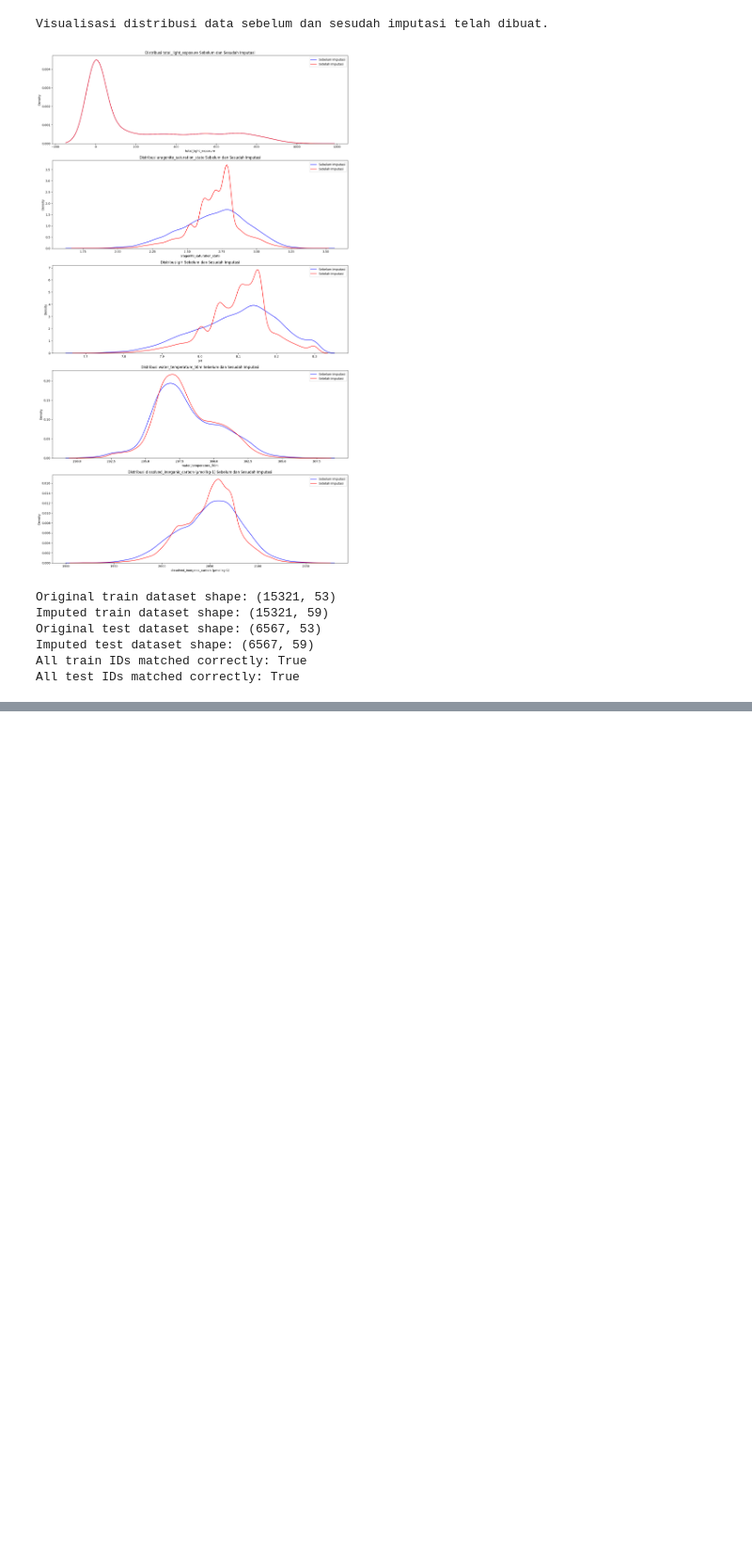
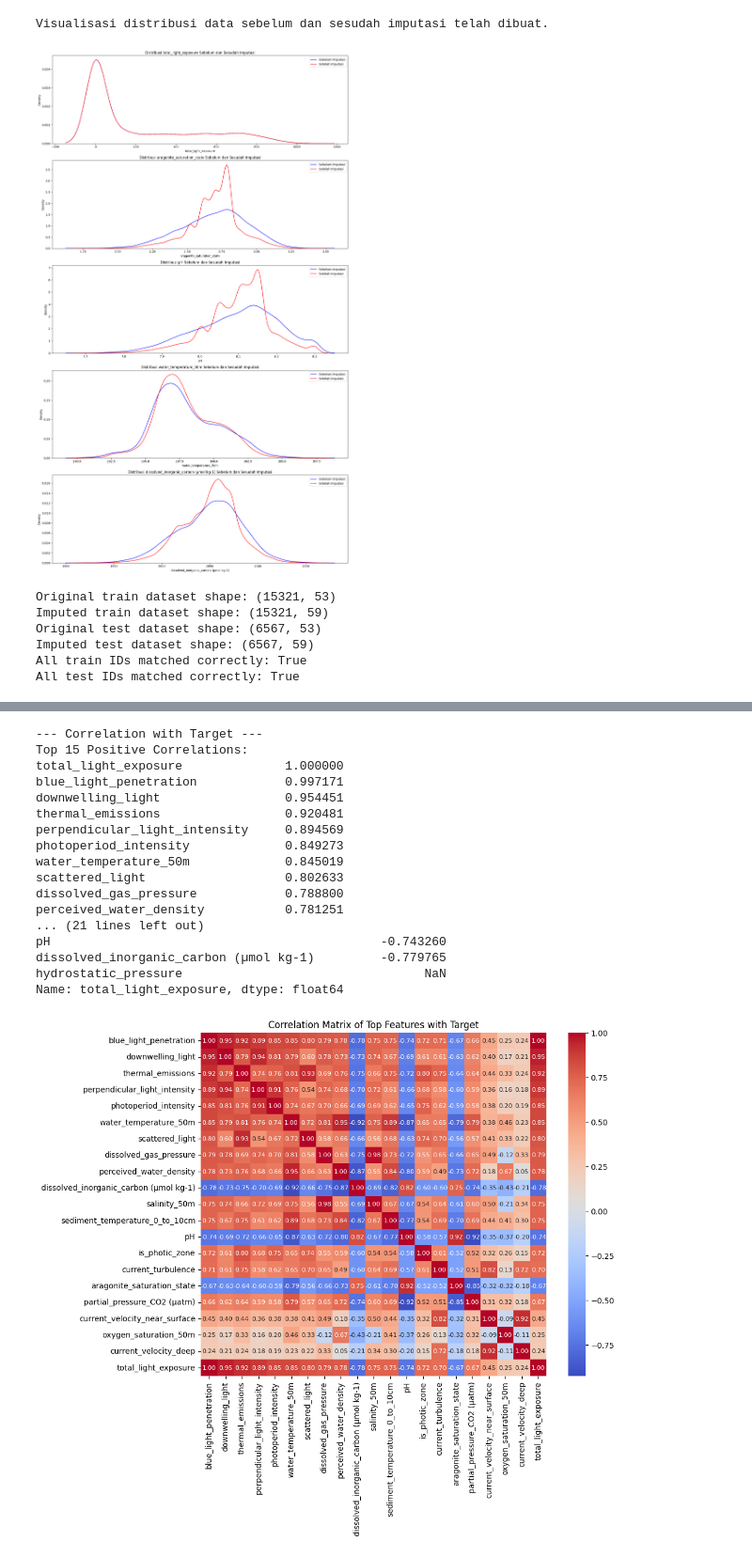
Before and after one commit to maybeitsai/regression-rumble-2025, a Jupyter notebook: NDC_Regression Rumble_Omnipotech.ipynb, the cells around one changed output, grey strips where cells are left out. Shown at 94% size. Cells and saved outputs as stored; diff of their text form; code cells hidden in the pictures; blank space fills up the shorter version.

```diff
--- a/NDC_Regression Rumble_Omnipotech.ipynb
+++ b/NDC_Regression Rumble_Omnipotech.ipynb
@@ -1025,0 +1104,13 @@ All test IDs matched correctly: True
+# %%
+# Identifikasi Fitur Awal
+initial_features = [col for col in df.columns if col not in ['measurement_id', 'depth_reading_time', 'hydrostatic_pressure', TARGET]]
+X_train_val = df_train_val[initial_features].copy()
+y_train_val = df_train_val[TARGET].copy()
+X_test = df_test[initial_features].copy() # Simpan X_test awal untuk transformasi nanti
+# %%
+# Pastikan tidak ada NaN di fitur pada data latih sebelum VIF dan korelasi
+# Jika ada, perlu diimputasi. Untuk VIF, kita bisa drop baris dengan NaN sementara atau imputasi.
+# Untuk kesederhanaan, kita akan drop baris dengan NaN di fitur pada X_train_val
+# Namun, praktik terbaik adalah imputasi.
+X_train_val_cleaned_for_vif = X_train_val.dropna()
+y_train_val_for_vif = y_train_val[X_train_val_cleaned_for_vif.index] # Sesuaikan y juga
@@ -1025,0 +1477,48 @@ All test IDs matched correctly: True
+# %%
+# --- Feature Correlations with Target ---
+print("\n--- Correlation with Target ---")
+# Ensure target is numeric before correlation calculation
+if not pd.api.types.is_numeric_dtype(df_train[TARGET]):
+    df_train[TARGET] = pd.to_numeric(df_train[TARGET], errors='coerce')
+    print(f"Target NaNs after coercion: {df_train[TARGET].isnull().sum()}")
+    # Optional: Drop rows where target became NaN
+    # df_train.dropna(subset=[TARGET], inplace=True)
+
+# Recalculate correlations only on numeric types, including the target
+numeric_df_train = df_train.select_dtypes(include=np.number)
+
+if TARGET in numeric_df_train.columns:
+    correlations = numeric_df_train.corr()[TARGET].sort_values(ascending=False)
+    print("Top 15 Positive Correlations:")
+    print(correlations.head(16)) # includes target itself (corr=1)
+    print("\nTop 15 Negative Correlations:")
+    print(correlations.tail(15))
+
+    # Plot top correlated features
+    plt.figure(figsize=(10, 8))
+    top_corr_features = correlations.abs().sort_values(ascending=False).index[1:21] # Top 20 excluding target
+    sns.heatmap(numeric_df_train[top_corr_features].join(numeric_df_train[TARGET]).corr(),
+                annot=True, cmap='coolwarm', fmt=".2f", annot_kws={"size": 8})
+    plt.title('Correlation Matrix of Top Features with Target')
+    plt.show()
+else:
+    print(f"Target '{TARGET}' not found or not numeric in df_train for correlation analysis.")
+# %% [output]
+--- Correlation with Target ---
+Top 15 Positive Correlations:
+total_light_exposure              1.000000
+blue_light_penetration            0.997171
+downwelling_light                 0.954451
+thermal_emissions                 0.920481
+perpendicular_light_intensity     0.894569
+photoperiod_intensity             0.849273
+water_temperature_50m             0.845019
+scattered_light                   0.802633
+dissolved_gas_pressure            0.788800
+perceived_water_density           0.781251
+... (21 lines left out)
+pH                                             -0.743260
+dissolved_inorganic_carbon (µmol kg-1)         -0.779765
+hydrostatic_pressure                                 NaN
+Name: total_light_exposure, dtype: float64
+[figure, added]
```
Also changed, not shown: parts of 27 cells of this notebook.
